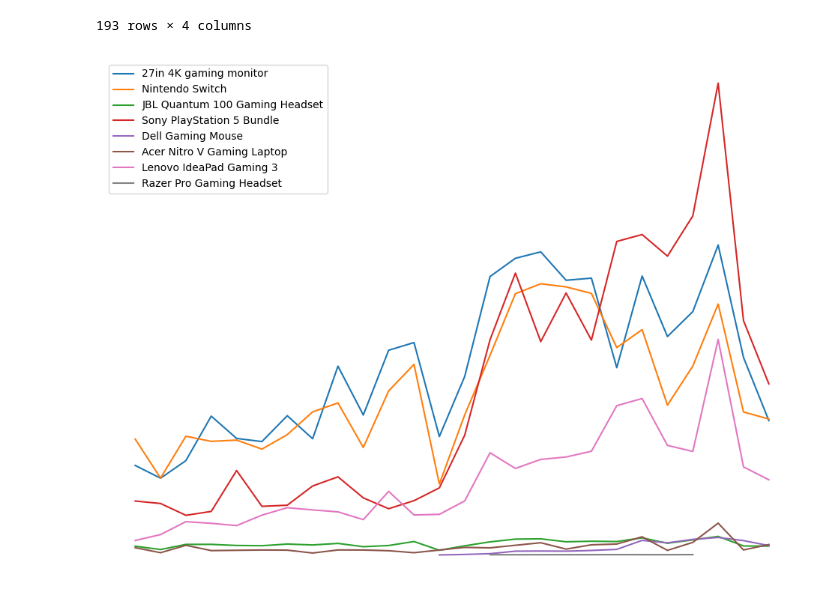
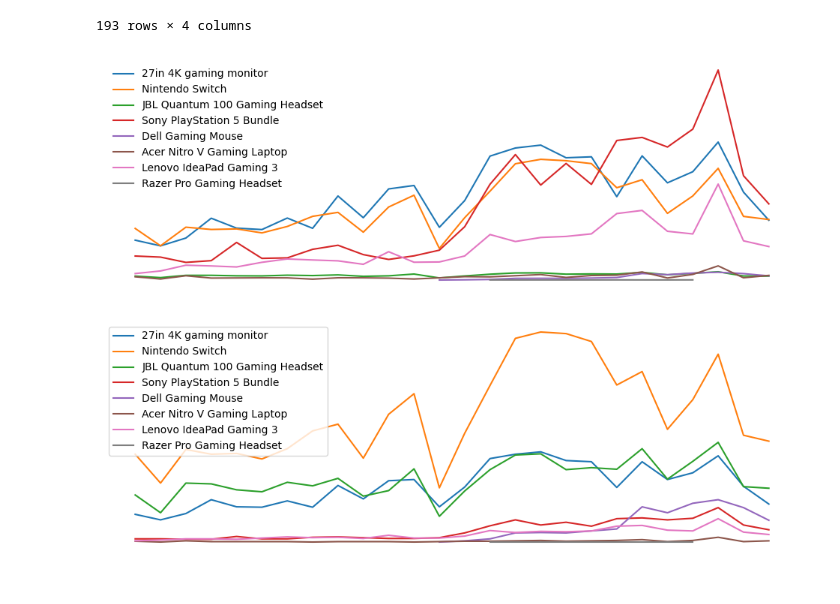
Before and after one commit to mjsluminarias/gamezone-ecommerce, a Jupyter notebook: code_queries/product_performance.ipynb, the cells around one changed output. Drawn from its saved outputs; the diff is of its cells as text; code cells hidden in the pictures.

```diff
--- a/code_queries/product_performance.ipynb
+++ b/code_queries/product_performance.ipynb
@@ -57,32 +57,75 @@ prod_06 = prod_rev_ym[prod_rev_ym["product_name"] == "Acer Nitro V Gaming Laptop
 prod_07 = prod_rev_ym[prod_rev_ym["product_name"] == "Lenovo IdeaPad Gaming 3"]
 prod_08 = prod_rev_ym[prod_rev_ym["product_name"] == "Razer Pro Gaming Headset"]
 
 
 ax.plot(prod_01["purchase_ym"], prod_01["total_revenue"], label = "27in 4K gaming monitor")
 ax.plot(prod_02["purchase_ym"], prod_02["total_revenue"], label = "Nintendo Switch")
 ax.plot(prod_03["purchase_ym"], prod_03["total_revenue"], label = "JBL Quantum 100 Gaming Headset")
 ax.plot(prod_04["purchase_ym"], prod_04["total_revenue"], label = "Sony PlayStation 5 Bundle")
 ax.plot(prod_05["purchase_ym"], prod_05["total_revenue"], label = "Dell Gaming Mouse")
 ax.plot(prod_06["purchase_ym"], prod_06["total_revenue"], label = "Acer Nitro V Gaming Laptop")
 ax.plot(prod_07["purchase_ym"], prod_07["total_revenue"], label = "Lenovo IdeaPad Gaming 3")
 ax.plot(prod_08["purchase_ym"], prod_08["total_revenue"], label = "Razer Pro Gaming Headset")
 
 # ax.scatter(rev_data_ym["order_year_month"], rev_data_ym["gross_margin"])
 
-ax.legend()
+ax.legend(frameon = False)
 
 ax.spines["top"].set_visible(False)
 ax.spines["right"].set_visible(False)
 ax.spines["left"].set_visible(False)
 ax.spines["bottom"].set_visible(False)
 ax.axes.get_xaxis().set_visible(False)
 ax.axes.get_yaxis().set_visible(False)
 # ax.xaxis.set_major_locator(ticker.MaxNLocator(nbins=5))
 ax.axes.xaxis.set_ticklabels([])
 ax.axes.yaxis.set_ticklabels([])
 plt.savefig("../figures/product_performance/product_performance.png", transparent=True, dpi=300)
 # ax.set_title("GROSS MARGIN PER MONTH")
 
 plt.show()
 # %% [output]
-[figure, old version]
+[figure, new version]
+# %%
+fig, ax = plt.subplots(figsize=(12, 4))
+
+# ax.bar(rev_data_ym["order_year_month"], rev_data_ym["total_net_revenue"], label='Product A', color='#4dabf7')
+
+prod_01 = prod_rev_ym[(prod_rev_ym["product_name"] == "27in 4K gaming monitor")]
+prod_02 = prod_rev_ym[prod_rev_ym["product_name"] == "Nintendo Switch"]
+prod_03 = prod_rev_ym[prod_rev_ym["product_name"] == "JBL Quantum 100 Gaming Headset"]
+prod_04 = prod_rev_ym[prod_rev_ym["product_name"] == "Sony PlayStation 5 Bundle"]
+prod_05 = prod_rev_ym[prod_rev_ym["product_name"] == "Dell Gaming Mouse"]
+prod_06 = prod_rev_ym[prod_rev_ym["product_name"] == "Acer Nitro V Gaming Laptop"]
+prod_07 = prod_rev_ym[prod_rev_ym["product_name"] == "Lenovo IdeaPad Gaming 3"]
+prod_08 = prod_rev_ym[prod_rev_ym["product_name"] == "Razer Pro Gaming Headset"]
+
+
+ax.plot(prod_01["purchase_ym"], prod_01["total_orders"], label = "27in 4K gaming monitor")
+ax.plot(prod_02["purchase_ym"], prod_02["total_orders"], label = "Nintendo Switch")
+ax.plot(prod_03["purchase_ym"], prod_03["total_orders"], label = "JBL Quantum 100 Gaming Headset")
+ax.plot(prod_04["purchase_ym"], prod_04["total_orders"], label = "Sony PlayStation 5 Bundle")
+ax.plot(prod_05["purchase_ym"], prod_05["total_orders"], label = "Dell Gaming Mouse")
+ax.plot(prod_06["purchase_ym"], prod_06["total_orders"], label = "Acer Nitro V Gaming Laptop")
+ax.plot(prod_07["purchase_ym"], prod_07["total_orders"], label = "Lenovo IdeaPad Gaming 3")
+ax.plot(prod_08["purchase_ym"], prod_08["total_orders"], label = "Razer Pro Gaming Headset")
+
+# ax.scatter(rev_data_ym["order_year_month"], rev_data_ym["gross_margin"])
+
+ax.legend()
+
+ax.spines["top"].set_visible(False)
+ax.spines["right"].set_visible(False)
+ax.spines["left"].set_visible(False)
+ax.spines["bottom"].set_visible(False)
+ax.axes.get_xaxis().set_visible(False)
+ax.axes.get_yaxis().set_visible(False)
+# ax.xaxis.set_major_locator(ticker.MaxNLocator(nbins=5))
+ax.axes.xaxis.set_ticklabels([])
+ax.axes.yaxis.set_ticklabels([])
+plt.savefig("../figures/product_performance/product_performance_orders.png", transparent=True, dpi=300)
+# ax.set_title("GROSS MARGIN PER MONTH")
+
+plt.show()
+# %% [output]
+[figure, added]
```
Also changed, not shown: 9 other files.
